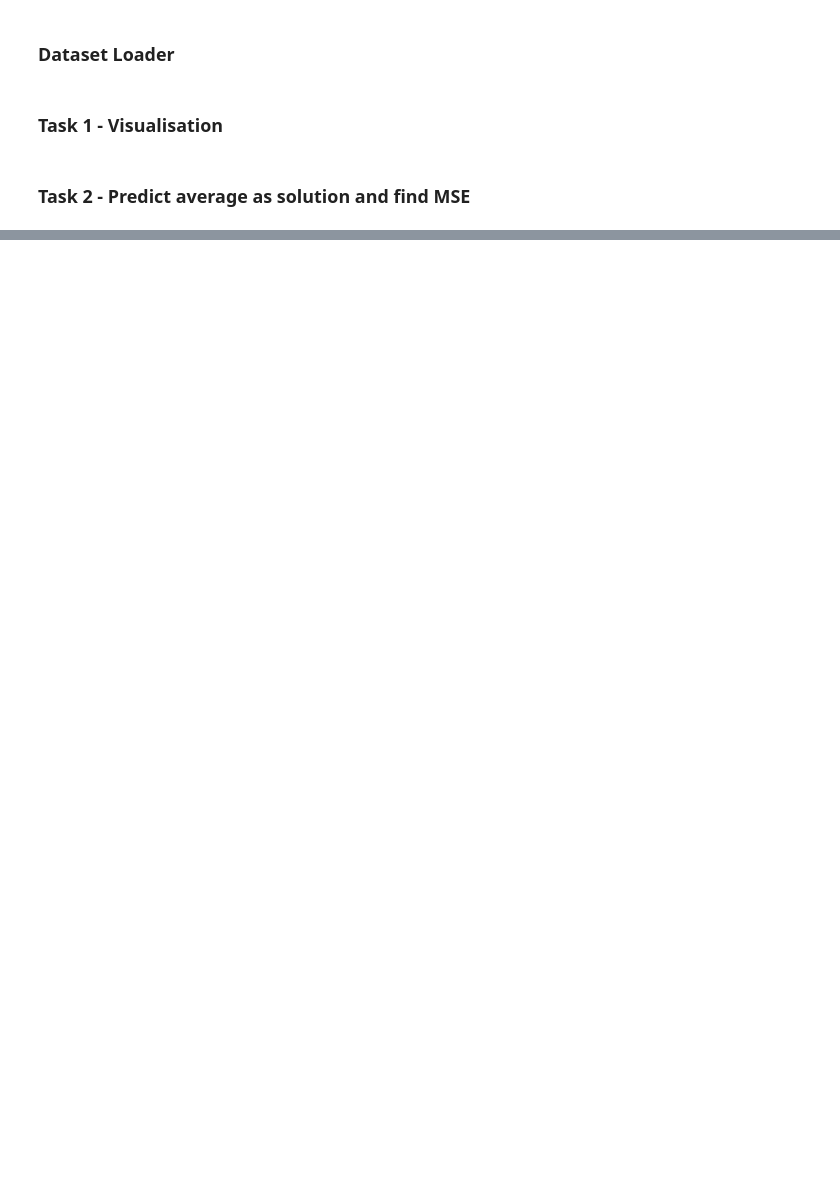
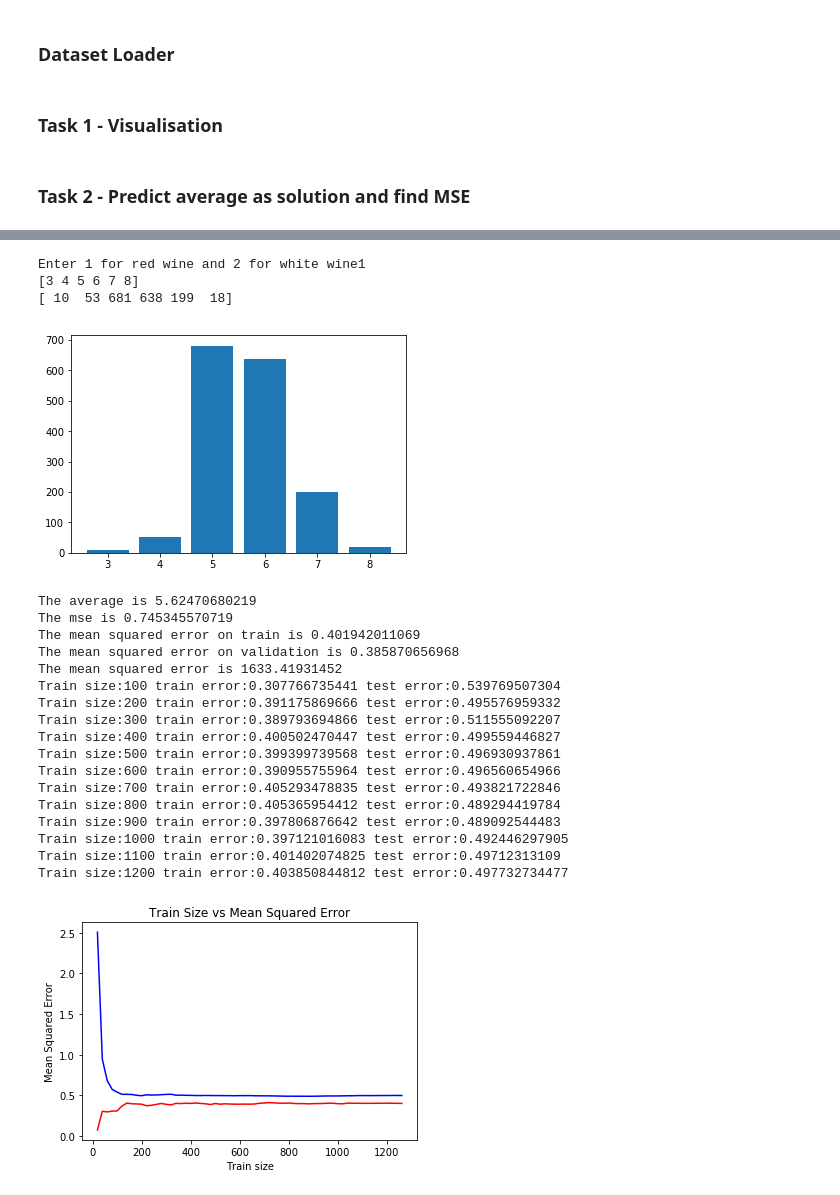
Before and after one commit to Sri-Vishnu-Kumar-K/MLLab, a Jupyter notebook: Lab1/LinearRegression.ipynb, the cells around one changed output, grey strips where cells are left out. Drawn from its saved outputs; the diff is of its cells as text; code cells hidden in the pictures; blank space fills up the shorter version.

```diff
--- a/Lab1/LinearRegression.ipynb
+++ b/Lab1/LinearRegression.ipynb
@@ -24,7 +24,7 @@ def load_dataset(name, get_xy = False):
 import matplotlib.pyplot as plt
 # %%
 def visualise(name):
-    X, y = load_dataset('winequality-red.pickle', True)
+    X, y = load_dataset(name, True)
     unique, counts = np.unique(y.astype(int), return_counts=True)
     print(unique)
     print(counts)
@@ -75,0 +107,65 @@ def linear_regression(X_train, y_train, X_test, y_test):
+# %%
+def linear_regression_predict_with_mse(x, y):
+    y_pred = linear_regression_predict(x)
+    mse = mean_squared_error(y_pred, y)
+    print('The mean squared error is '+str(mse))
+    return y_pred
+# %%
+def size_varying_train(X_train, y_train, X_test, y_test):
+    mse_train = []
+    mse_test = []
+    for i in range(20, X_train.shape[0]+1, 20):
+        mse_pair = linear_regression(X_train, y_train, X_test, y_test, i, train_validation= False)
+        if i%100 == 0:
+            print('Train size:'+str(i)+' train error:'+str(mse_pair[0])+' test error:' + str(mse_pair[1]))
+        mse_train.append(mse_pair[0])
+        mse_test.append(mse_pair[1])
+
+    plt.plot(range(20,X_train.shape[0]+1, 20), mse_train, 'r', label = 'Train')
+    plt.plot(range(20,X_train.shape[0]+1, 20), mse_test, 'b', label = 'Test')
+    plt.xlabel('Train size')
+    plt.ylabel('Mean Squared Error')
+    plt.title('Train Size vs Mean Squared Error')
+    plt.show()
+# %%
+def main():
+    i = input('Enter 1 for red wine and 2 for white wine')
+    name = None
+    if int(i) == 1:
+        name = 'winequality-red.pickle'
+    elif int(i) == 2:
+        name = 'winequality-white.pickle'
+    else:
+        print('Wrong choice!')
+        return
+    visualise(name)
+    X_train, y_train, X_test, y_test = load_dataset(name)
+    mean_predictor(y_train, y_test)
+    linear_regression(X_train, y_train, X_test, y_test)
+    linear_regression_predict_with_mse(X_test, y_test)
+    size_varying_train(X_train, y_train, X_test, y_test)
+# %%
+main()
+# %% [output]
+Enter 1 for red wine and 2 for white wine1
+[3 4 5 6 7 8]
+[ 10  53 681 638 199  18]
+[figure, added]
+The average is 5.62470680219
+The mse is 0.745345570719
+The mean squared error on train is 0.401942011069
+The mean squared error on validation is 0.385870656968
+The mean squared error is 1633.41931452
+Train size:100 train error:0.307766735441 test error:0.539769507304
+Train size:200 train error:0.391175869666 test error:0.495576959332
+Train size:300 train error:0.389793694866 test error:0.511555092207
+Train size:400 train error:0.400502470447 test error:0.499559446827
+Train size:500 train error:0.399399739568 test error:0.496930937861
+Train size:600 train error:0.390955755964 test error:0.496560654966
+Train size:700 train error:0.405293478835 test error:0.493821722846
+Train size:800 train error:0.405365954412 test error:0.489294419784
+Train size:900 train error:0.397806876642 test error:0.489092544483
+Train size:1000 train error:0.397121016083 test error:0.492446297905
+Train size:1100 train error:0.401402074825 test error:0.49712313109
+Train size:1200 train error:0.403850844812 test error:0.497732734477
+[figure, added]
```
Also changed, not shown: parts of 5 cells of this notebook, 1 other file.
